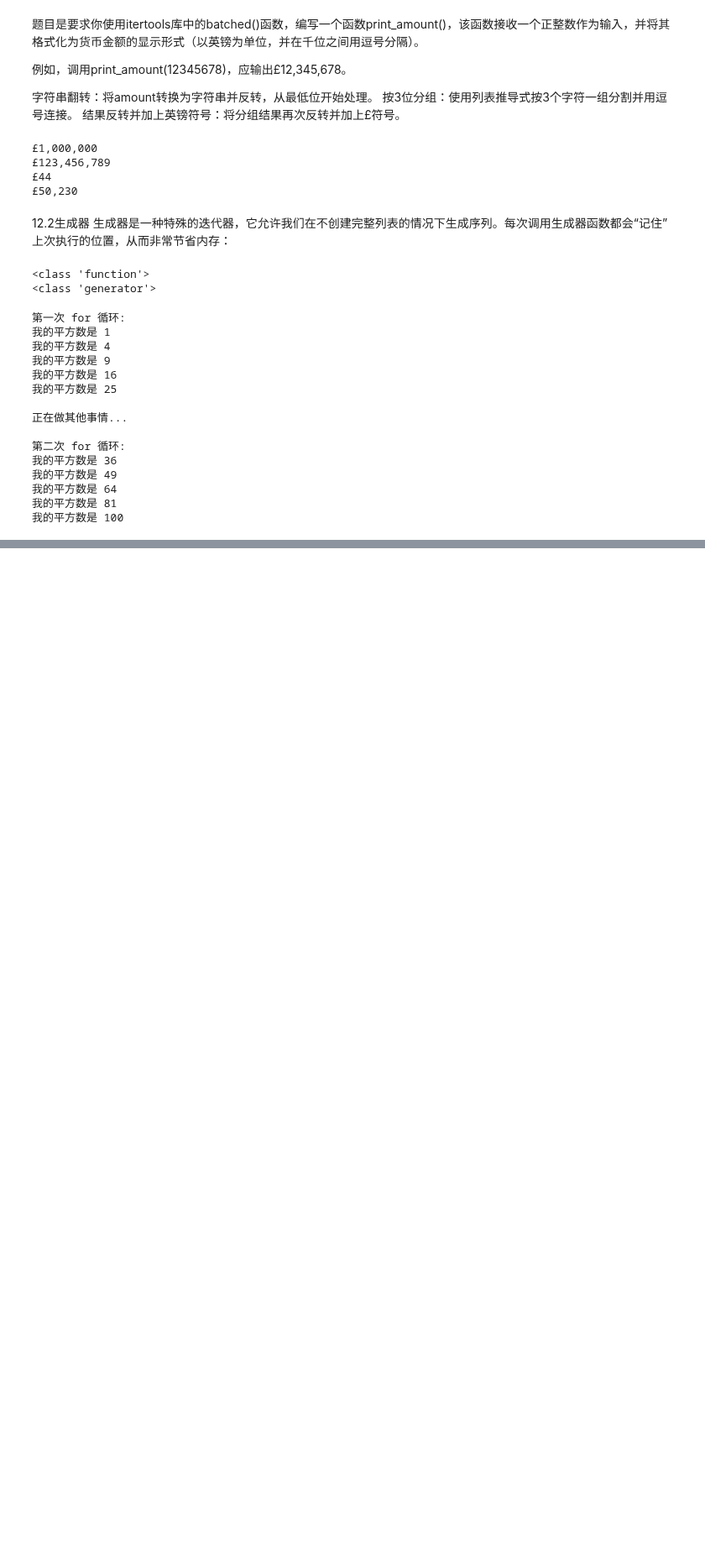
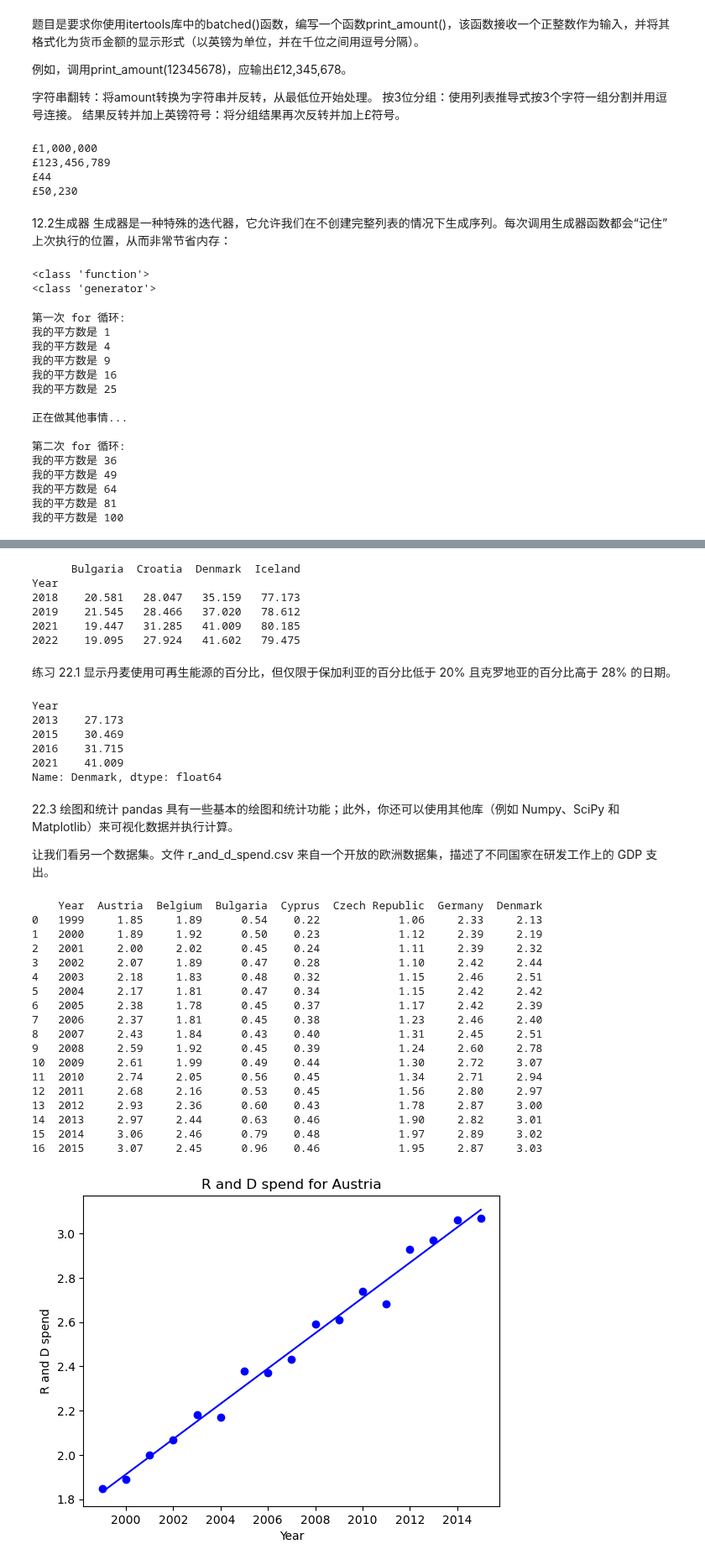
Before and after one commit to Chenji-s/test1, a Jupyter notebook: 教学week7.ipynb, the cells around one changed output, grey strips where cells are left out. Shown at 84% size. Drawn from its saved outputs; the diff is of its cells as text; code cells hidden in the pictures; blank space fills up the shorter version.

```diff
--- a/教学week7.ipynb
+++ b/教学week7.ipynb
@@ -192,0 +476,73 @@ for i in range(5):
+# %%
+# 显示其他国家在这些相同年份的值
+print(energy_data.loc[denmark_above_35])
+# %% [output]
+      Bulgaria  Croatia  Denmark  Iceland
+Year
+2018    20.581   28.047   35.159   77.173
+2019    21.545   28.466   37.020   78.612
+2021    19.447   31.285   41.009   80.185
+2022    19.095   27.924   41.602   79.475
+# %% [markdown]
+练习 22.1
+显示丹麦使用可再生能源的百分比，但仅限于保加利亚的百分比低于 20% 且克罗地亚的百分比高于 28% 的日期。
+# %%
+# 创建两个布尔过滤器，分别针对保加利亚的百分比低于20%和克罗地亚的百分比高于28%
+bulgaria_filter = energy_data.loc[:, 'Bulgaria'] < 20
+croatia_filter = energy_data.loc[:, 'Croatia'] > 28
+
+# 使用 & 操作符将两个布尔过滤器结合，提取符合条件的丹麦数据
+print(energy_data.loc[bulgaria_filter & croatia_filter, 'Denmark'])
+# %% [output]
+Year
+2013    27.173
+2015    30.469
+2016    31.715
+2021    41.009
+Name: Denmark, dtype: float64
+# %% [markdown]
+22.3 绘图和统计
+pandas 具有一些基本的绘图和统计功能；此外，你还可以使用其他库（例如 Numpy、SciPy 和 Matplotlib）来可视化数据并执行计算。
+
+让我们看另一个数据集。文件 r_and_d_spend.csv 来自一个开放的欧洲数据集，描述了不同国家在研发工作上的 GDP 支出。
+# %%
+import numpy as np
+import scipy.stats as st
+import matplotlib.pyplot as plt
+
+# 读取数据
+randd = pd.read_csv('r_and_d_spend.csv')
+print(randd)
+
+# 绘制奥地利的数据
+fig, ax = plt.subplots()
+ax.plot(randd['Year'], randd['Austria'], 'bo')
+
+# 为奥地利数据拟合一条直线
+LR_aus = st.linregress(randd['Year'], randd['Austria'])
+y_aus = LR_aus.intercept + LR_aus.slope * randd['Year']
+
+ax.plot(randd['Year'], y_aus, 'b-')
+
+ax.set(xlabel='Year', ylabel='R and D spend', title='R and D spend for Austria')
+plt.show()
+# %% [output]
+    Year  Austria  Belgium  Bulgaria  Cyprus  Czech Republic  Germany  Denmark
+0   1999     1.85     1.89      0.54    0.22            1.06     2.33     2.13
+1   2000     1.89     1.92      0.50    0.23            1.12     2.39     2.19
+2   2001     2.00     2.02      0.45    0.24            1.11     2.39     2.32
+3   2002     2.07     1.89      0.47    0.28            1.10     2.42     2.44
+4   2003     2.18     1.83      0.48    0.32            1.15     2.46     2.51
+5   2004     2.17     1.81      0.47    0.34            1.15     2.42     2.42
+6   2005     2.38     1.78      0.45    0.37            1.17     2.42     2.39
+7   2006     2.37     1.81      0.45    0.38            1.23     2.46     2.40
+8   2007     2.43     1.84      0.43    0.40            1.31     2.45     2.51
+9   2008     2.59     1.92      0.45    0.39            1.24     2.60     2.78
+10  2009     2.61     1.99      0.49    0.44            1.30     2.72     3.07
+11  2010     2.74     2.05      0.56    0.45            1.34     2.71     2.94
+12  2011     2.68     2.16      0.53    0.45            1.56     2.80     2.97
+13  2012     2.93     2.36      0.60    0.43            1.78     2.87     3.00
+14  2013     2.97     2.44      0.63    0.46            1.90     2.82     3.01
+15  2014     3.06     2.46      0.79    0.48            1.97     2.89     3.02
+16  2015     3.07     2.45      0.96    0.46            1.95     2.87     3.03
+[figure, added]
```
Also changed, not shown: parts of 17 cells of this notebook, 1 other file.
